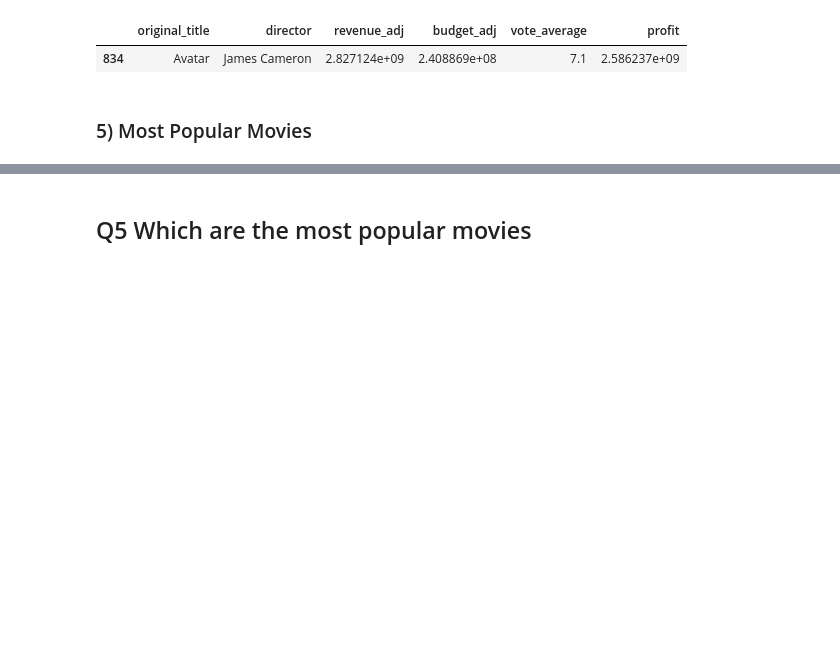
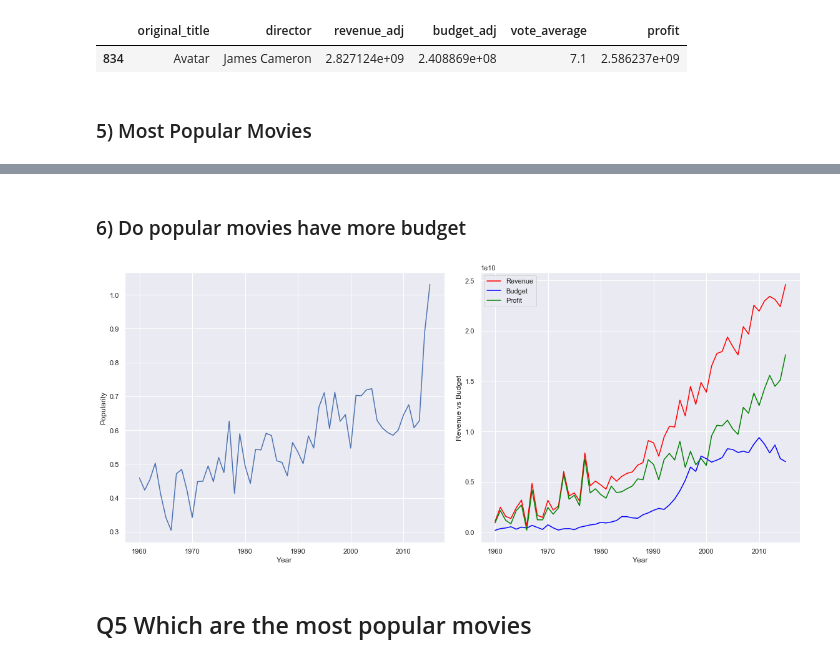
Before and after one commit to shreh2/IMDB_Movies, a Jupyter notebook: UProject - Investigate Dataset - TMDB.ipynb, the cells around one changed output, grey strips where cells are left out. Drawn from its saved outputs; the diff is of its cells as text; code cells hidden in the pictures; blank space fills up the shorter version.

Commit message:
Movie Analysis updated on 02/09/2019

```diff
--- a/UProject - Investigate Dataset - TMDB.ipynb
+++ b/UProject - Investigate Dataset - TMDB.ipynb
@@ -209,6 +208,28 @@ top_movie_vote
 | 4260 | Interstellar | Christopher Nolan | 5.726906e+08 | 1.519800e+08 | 8.0 | 24.949134 | 4.207106e+08 |
 | 3567 | Guardians of the Galaxy | James Gunn | 7.122911e+08 | 1.565855e+08 | 7.9 | 14.311205 | 5.557057e+08 |
 | 4252 | Insurgent | Robert Schwentke | 2.716190e+08 | 1.012000e+08 | 6.3 | 13.112507 | 1.704191e+08 |
+# %% [markdown]
+### 6) Do popular movies have more budget
+# %%
+year_movies = mdf.groupby('release_year',as_index=False).agg({'budget_adj':'sum','revenue_adj':'sum','popularity':'mean'})
+year_movies['profit']= year_movies['revenue_adj']-year_movies['budget_adj']
+# %%
+dims=(16,7)
+fig, axes = plt.subplots(nrows=1,ncols=2,figsize=dims)
+axes[0].plot(year_movies['release_year'],year_movies['popularity'])
+axes[0].set_xlabel("Year")
+axes[0].set_ylabel("Popularity")
+
+axes[1].plot(year_movies['release_year'],year_movies['revenue_adj'],label='Revenue',color='red',)
+axes[1].plot(year_movies['release_year'],year_movies['budget_adj'],label='Budget',color='blue')
+axes[1].plot(year_movies['release_year'],year_movies['profit'],label='Profit',color='green')
+axes[1].legend(loc=0)
+axes[1].set_xlabel("Year")
+axes[1].set_ylabel("Revenue vs Budget")
+
+plt.tight_layout()
+# %% [output]
+[figure, added]
 # %% [markdown]
 ## Q5 Which are the most popular movies
 # %%
```
Also changed, not shown: parts of 4 cells of this notebook.
